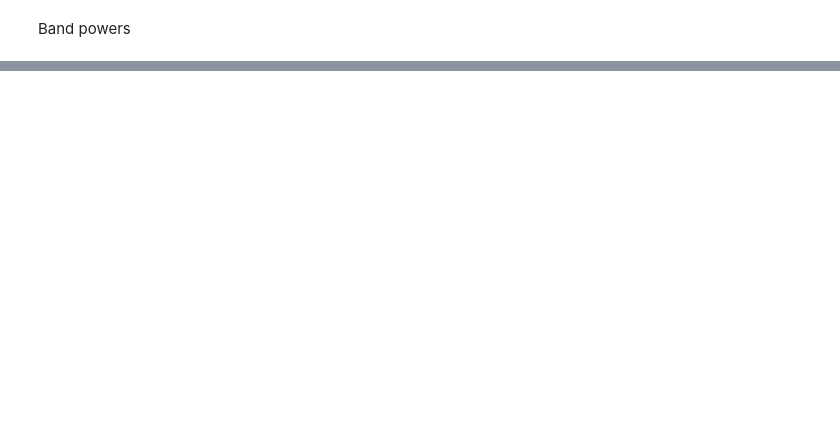
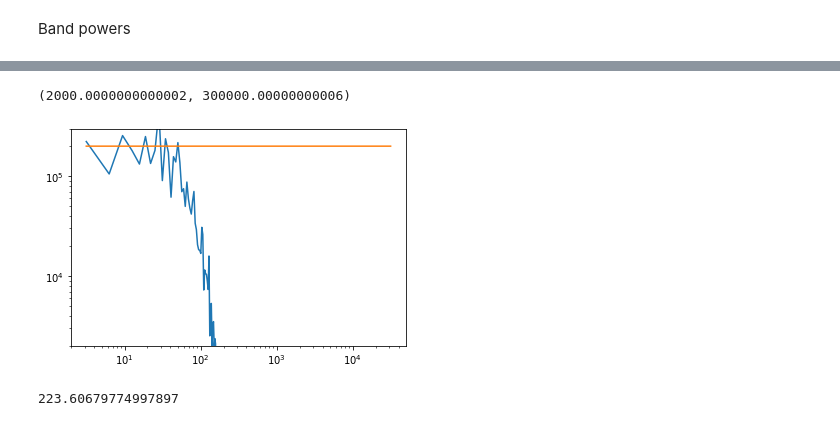
Before and after one commit to mjohnsonperimeter/cosmology_2019, a Jupyter notebook: random_field.ipynb, the cells around one changed output, grey strips where cells are left out. Cells and saved outputs as stored; diff of their text form; code cells hidden in the pictures; blank space fills up the shorter version.

```diff
--- a/random_field.ipynb
+++ b/random_field.ipynb
@@ -69,0 +99,14 @@ plt.ylim(5e4,2e5)
+# %%
+nbands = 10000
+power = (W**2)*(f_data.real**2 + f_data.imag**2)
+bin_means, bin_edges, binnumber=scipy.stats.binned_statistic(k,power,'mean',nbands)
+plt.loglog(bin_edges[1:],bin_means)
+plt.loglog(bin_edges[1:],(2.*f_sigma**2)*np.ones(bin_means.shape))
+plt.ylim(.01*(2.*f_sigma**2),1.5*(2.*f_sigma**2))
+# %% [output]
+(2000.0000000000002, 300000.00000000006)
+[figure, added]
+# %%
+f_sigma
+# %% [output]
+223.60679774997897
```
Also changed, not shown: parts of 8 cells of this notebook.
